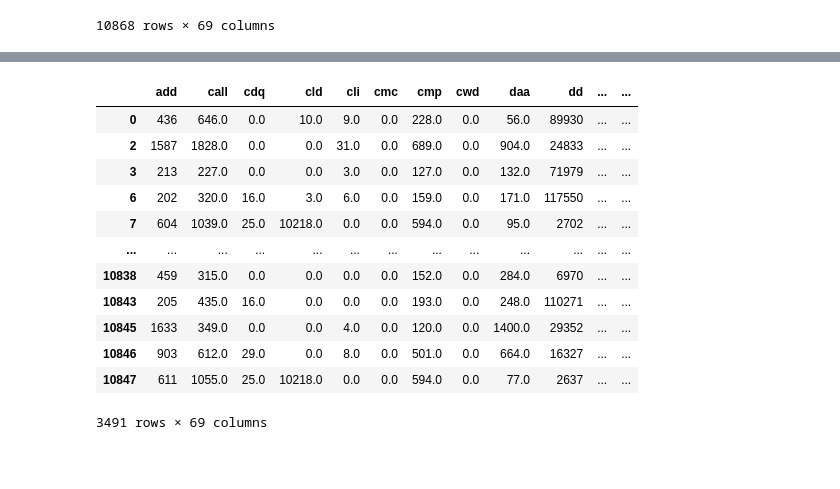
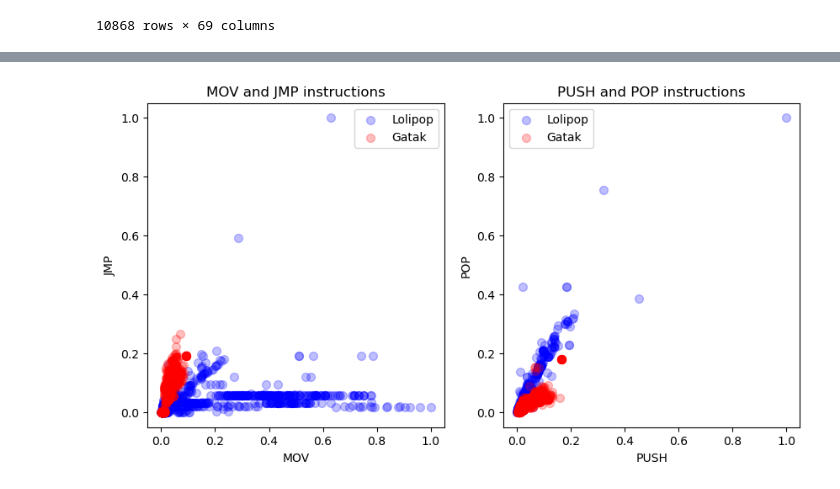
Before and after one commit to asalmon1/comp562-ce5, a Jupyter notebook: CE5/CE5.ipynb, the cells around one changed output, grey strips where cells are left out. Saved outputs shown, nothing was run; the diff lists cells and outputs as text; code cells hidden in the pictures; blank space fills up the shorter version.

```diff
--- a/CE5/CE5.ipynb
+++ b/CE5/CE5.ipynb
@@ -115,30 +115,49 @@ You may assume:
 - The default x-axis, y-axis, and z-axis tick values are used.
 - The scatter plot marker size is 50.
 - The alpha (opacity) value is 0.25.
-# %%
-# --------------------------------------
-# Add your P1 coding solution below.
-# --------------------------------------
-
-new_df = df[(df['class'] == 2) | (df['class'] == 9)].copy()
-new_df['class'] = new_df['class'].replace({2: 1, 9: -1})
-
-scaler = MinMaxScaler()
-scaled = scaler.fit_transform()
-# %% [output]
-|  | add | call | cdq | cld | cli | cmc | cmp | cwd | daa | dd | ... | ... |
-| 0 | 436 | 646.0 | 0.0 | 10.0 | 9.0 | 0.0 | 228.0 | 0.0 | 56.0 | 89930 | ... | ... |
-| 2 | 1587 | 1828.0 | 0.0 | 0.0 | 31.0 | 0.0 | 689.0 | 0.0 | 904.0 | 24833 | ... | ... |
-| 3 | 213 | 227.0 | 0.0 | 0.0 | 3.0 | 0.0 | 127.0 | 0.0 | 132.0 | 71979 | ... | ... |
-| 6 | 202 | 320.0 | 16.0 | 3.0 | 6.0 | 0.0 | 159.0 | 0.0 | 171.0 | 117550 | ... | ... |
-| 7 | 604 | 1039.0 | 25.0 | 10218.0 | 0.0 | 0.0 | 594.0 | 0.0 | 95.0 | 2702 | ... | ... |
-| ... | ... | ... | ... | ... | ... | ... | ... | ... | ... | ... | ... | ... |
-| 10838 | 459 | 315.0 | 0.0 | 0.0 | 0.0 | 0.0 | 152.0 | 0.0 | 284.0 | 6970 | ... | ... |
-| 10843 | 205 | 435.0 | 16.0 | 0.0 | 0.0 | 0.0 | 193.0 | 0.0 | 248.0 | 110271 | ... | ... |
-| 10845 | 1633 | 349.0 | 0.0 | 0.0 | 4.0 | 0.0 | 120.0 | 0.0 | 1400.0 | 29352 | ... | ... |
-| 10846 | 903 | 612.0 | 29.0 | 0.0 | 8.0 | 0.0 | 501.0 | 0.0 | 664.0 | 16327 | ... | ... |
-| 10847 | 611 | 1055.0 | 25.0 | 10218.0 | 0.0 | 0.0 | 594.0 | 0.0 | 77.0 | 2637 | ... | ... |
-3491 rows × 69 columns
+# %%
+# --------------------------------------
+# Add your P1 coding solution below.
+# --------------------------------------
+
+new_df = df[(df['class'] == 2) | (df['class'] == 9)].copy()
+new_df['class'] = new_df['class'].replace({2: 1, 9: -1})
+
+scaler = MinMaxScaler()
+scaled = scaler.fit_transform(new_df[['mov', 'jmp', 'push', 'pop']].values)
+
+scaled_df = pd.DataFrame(scaled, columns=['mov', 'jmp', 'push', 'pop'])
+scaled_df['class'] = new_df['class'].values
+
+
+figure, axes = plt.subplots(1, 2, figsize=(10, 5))
+
+axes[0].scatter(scaled_df.loc[scaled_df['class'] == 1, 'mov'],
+            scaled_df.loc[scaled_df['class'] == 1, 'jmp'],
+            color='blue', s=50, alpha=0.25, label='Lolipop')
+axes[0].scatter(scaled_df.loc[scaled_df['class'] == -1, 'mov'],
+            scaled_df.loc[scaled_df['class'] == -1, 'jmp'],
+            color='red', s=50, alpha=0.25, label='Gatak')
+axes[0].set_xlabel('MOV')
+axes[0].set_ylabel('JMP')
+axes[0].set_title('MOV and JMP instructions')
+axes[0].legend()
+
+axes[1].scatter(scaled_df.loc[scaled_df['class'] == 1, 'push'],
+            scaled_df.loc[scaled_df['class'] == 1, 'pop'],
+            color='blue', s=50, alpha=0.25, label='Lolipop')
+axes[1].scatter(scaled_df.loc[scaled_df['class'] == -1, 'push'],
+            scaled_df.loc[scaled_df['class'] == -1, 'pop'],
+            color='red', s=50, alpha=0.25, label='Gatak')
+axes[1].set_xlabel('PUSH')
+axes[1].set_ylabel('POP')
+axes[1].set_title('PUSH and POP instructions')
+axes[1].legend()
+
+plt.tight_layout()
+plt.show()
+# %% [output]
+[figure, added]
 # %% [markdown]
 ****
 
```
